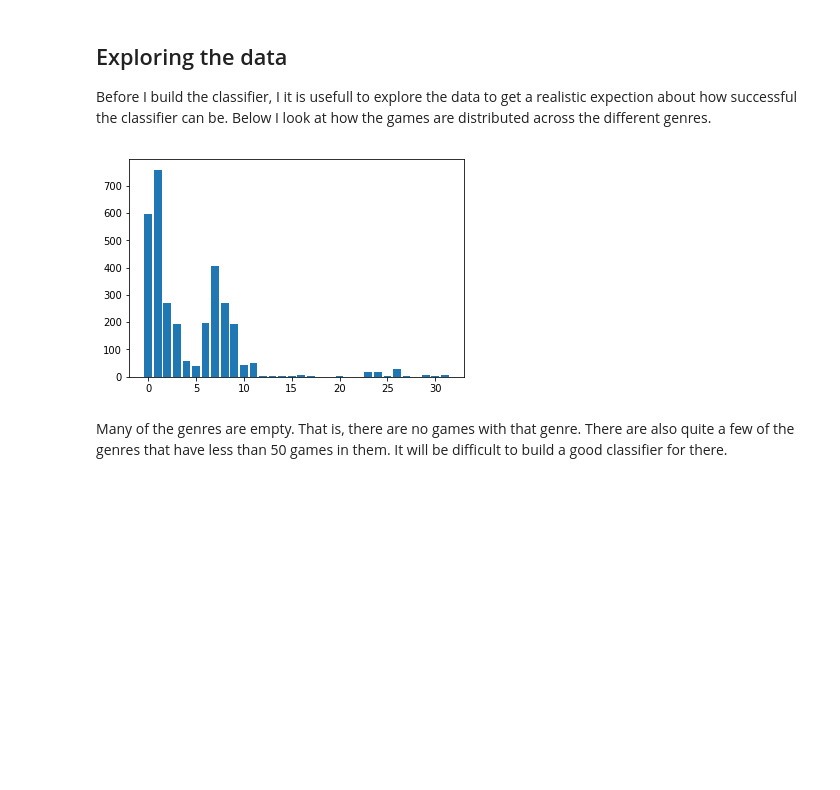
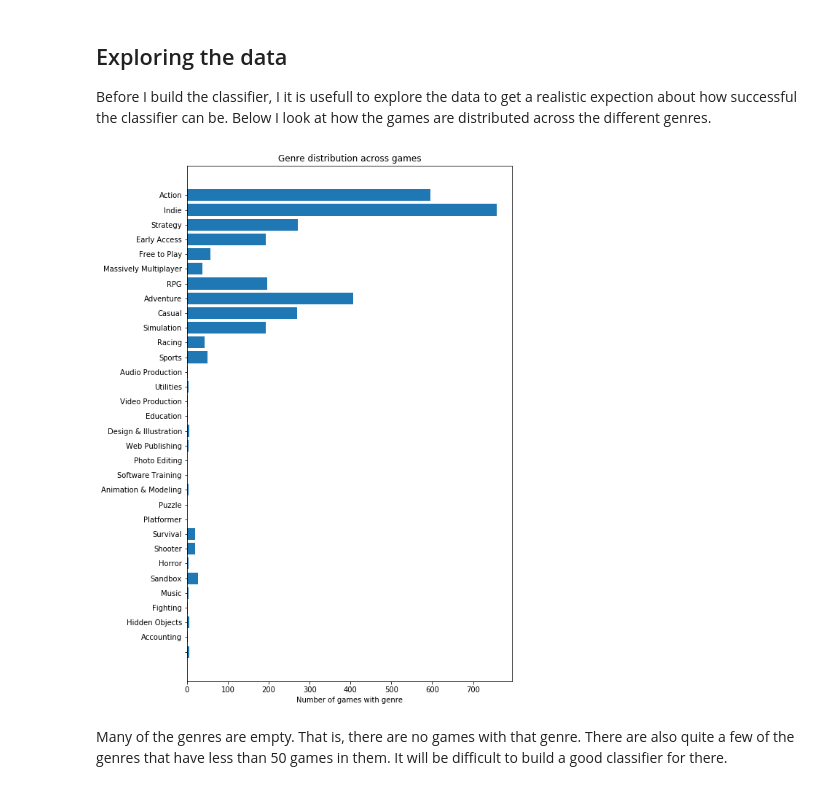
Before and after one commit to mikkelhartmann/arcade_trail, a Jupyter notebook: classifying_genres_from_description.ipynb, the cells around one changed output. Cells and saved outputs as stored; diff of their text form; code cells hidden in the pictures; blank space fills up the shorter version.

```diff
--- a/classifying_genres_from_description.ipynb
+++ b/classifying_genres_from_description.ipynb
@@ -108,12 +124,16 @@ for ii in range(0,len(id)):
 # %% [markdown]
 ## Exploring the data
 Before I build the classifier, I it is usefull to explore the data to get a realistic expection about how successful the classifier can be. Below I look at how the games are distributed across the different genres.
-# %%
-aggregate = sum(y_mat)
-plt.bar(range(len(aggregate)),aggregate)
-plt.show()
-# %% [output]
-[figure, removed]
+# %%
+aggregate = sum(y_mat)
+fig, ax = plt.subplots(figsize=(8,13))
+ax.barh(range(0,32), aggregate)
+ax.set_yticks(range(0,32))
+ax.set_yticklabels(genre_names);
+ax.set(title='Genre distribution across games', xlabel='Number of games with genre')
+ax.invert_yaxis()
+# %% [output]
+[figure, added]
 # %% [markdown]
 Many of the genres are empty. That is, there are no games with that genre. There are also quite a few of the genres that have less than 50 games in them. It will be difficult to build a good classifier for there.
 # %% [markdown]
```
Also changed, not shown: parts of 25 cells of this notebook.
